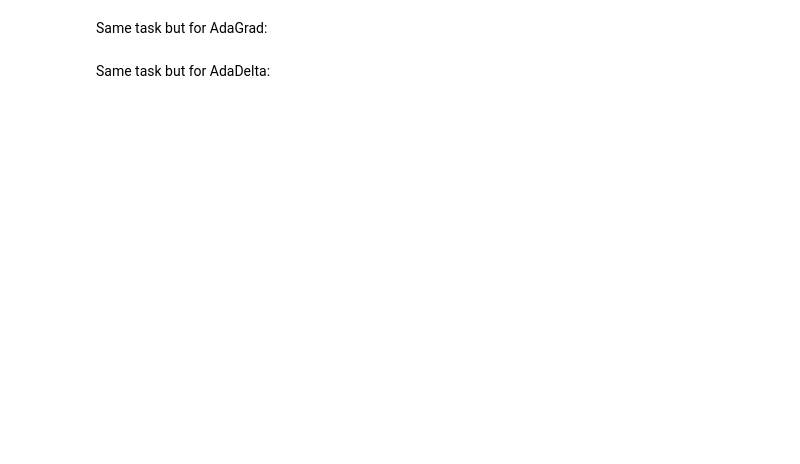
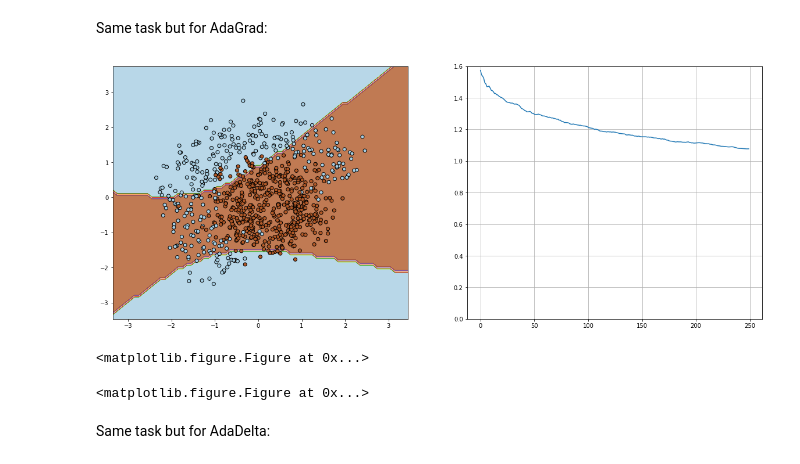
Before and after one commit to Rauf-Kurbanov/au_dl_course, a Jupyter notebook: seminar_2/task_1.ipynb, the cells around one changed output. Drawn from its saved outputs; the diff is of its cells as text; code cells hidden in the pictures; blank space fills up the shorter version.

```diff
--- a/seminar_2/task_1.ipynb
+++ b/seminar_2/task_1.ipynb
@@ -172,26 +228,39 @@ plt.clf()
 # %% [markdown]
 Same task but for AdaGrad:
 # %%
-w = np.array([1,0,0,0,0,0], dtype=tf.float32)
+w_var = tf.Variable(np.random.normal(size=6), dtype=tf.float32, name='weight')
+p_var = tf.Variable(np.zeros(shape=6), dtype=tf.float32, name='penalty')
 
-alpha = 0 # learning rate
-mu    = 0 # momentum
-eps = 1e-8  # A small constant for numerical stability
+alpha = 0.05 # learning rate
 
-n_iter = 50
+loss_func = compute_loss(X_full, y_full, w_var)
+grad_func = compute_grad(X_place, y_place, w_var)
+
+update_penalty_func = tf.assign(p_var, p_var + tf.square(grad_func))
+update_weights_func = tf.assign(w_var, w_var - alpha*grad_func/(tf.sqrt(update_penalty_func) + 10e-5))
+
+n_iter = 250
 batch_size = 4
 loss = np.zeros(n_iter)
 plt.figure(figsize=(12,5))
 with tf.Session() as sess:
-    for i in range(n_iter):
+    sess.run(tf.global_variables_initializer())
+
+    for i in tqdm_notebook(range(n_iter)):
         ind = random.sample(range(X.shape[0]), batch_size)
-        loss[i] sess.run(#
-        visualize(X[ind,:], y[ind], w, loss, n_iter)
 
-        w = sess.run(#)
+        X_batch = X[ind]
+        y_batch = y[ind].reshape((batch_size, 1))
 
-visualize(X, y, w, loss, n_iter)
-plt.clf()
+        loss[i] = sess.run(loss_func, feed_dict={X_full:X, y_full:y})
+        sess.run(update_weights_func, feed_dict={X_place:X_batch, y_place:y_batch})
+
+    visualize(X, y, w_var.eval(), loss, n_iter)
+    plt.clf()
+# %% [output]
+[figure, added]
+<matplotlib.figure.Figure at 0x...>
+<matplotlib.figure.Figure at 0x...>
 # %% [markdown]
 Same task but for AdaDelta:
 # %%
```
Also changed, not shown: parts of 12 cells of this notebook, 1 other file.
